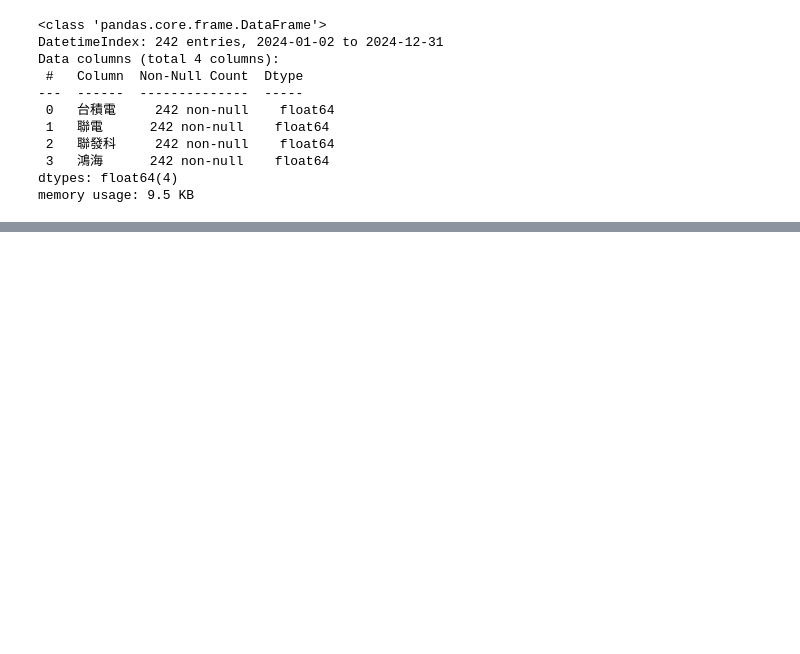
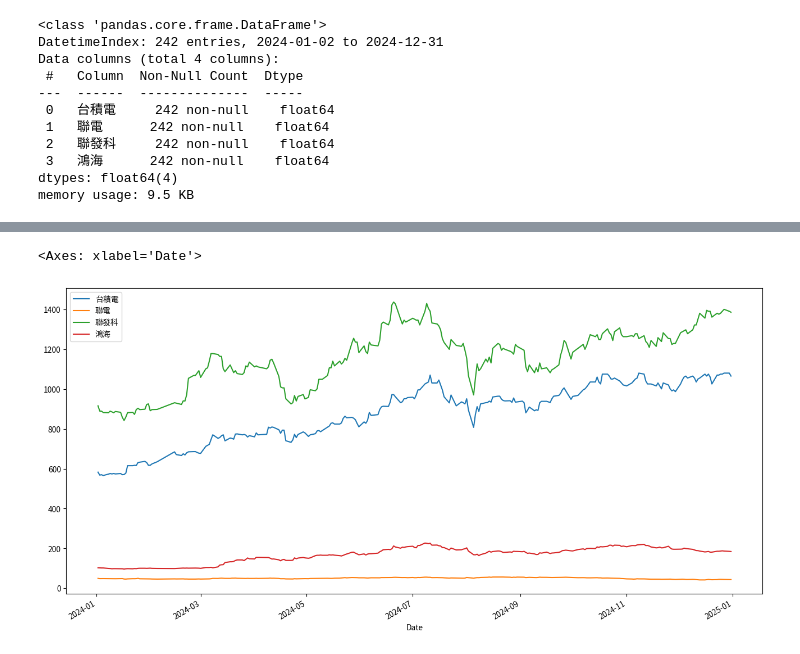
Before and after one commit to futitan/python_analysis, a Jupyter notebook: lesson19/lesson19_3.ipynb, the cells around one changed output, grey strips where cells are left out. Cells and saved outputs as stored; diff of their text form; code cells hidden in the pictures; blank space fills up the shorter version.

```diff
--- a/lesson19/lesson19_3.ipynb
+++ b/lesson19/lesson19_3.ipynb
@@ -160,0 +180,15 @@ memory usage: 9.5 KB
+# %%
+
+import matplotlib as mpl
+from matplotlib.font_manager import fontManager
+
+fontManager.addfont("ChineseFont.ttf")
+mpl.rc('font', family="ChineseFont")
+# %%
+import matplotlib.pyplot as plt
+figure = plt.figure(figsize=(16,8))
+axes = figure.add_subplot()
+price_df1.plot.line(ax=axes)
+# %% [output]
+<Axes: xlabel='Date'>
+[figure, added]
```
Also changed, not shown: parts of 5 cells of this notebook, 1 other file.
